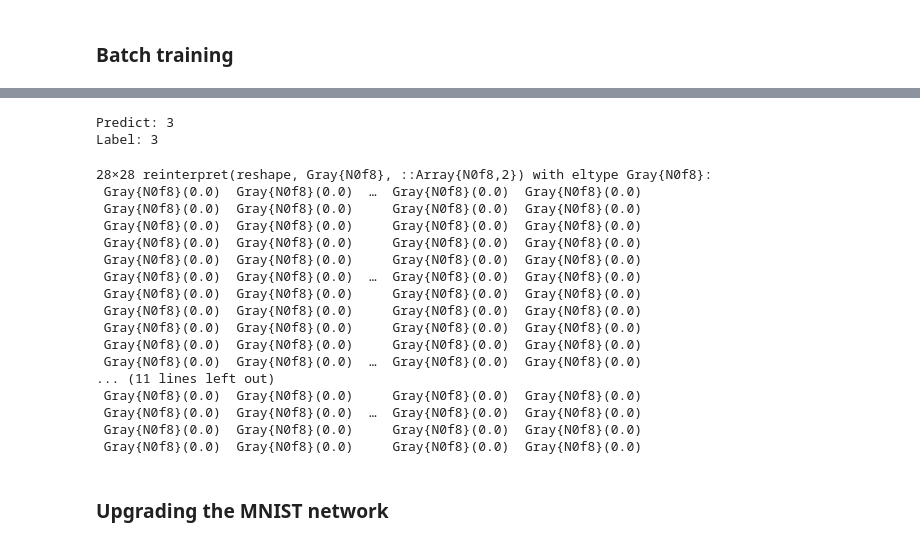
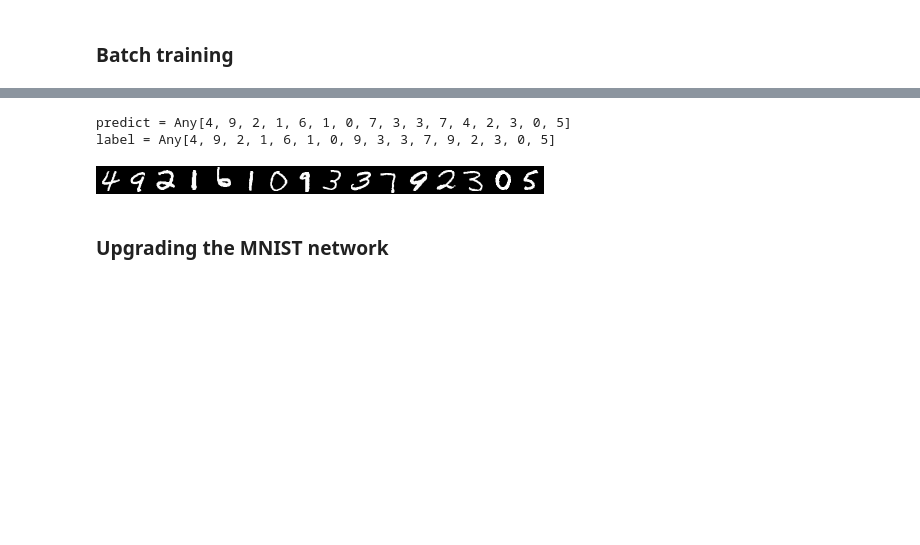
Before and after one commit to tudoanh/machine-learning, a Jupyter notebook: Learn ML.ipynb, the cells around one changed output, grey strips where cells are left out. Drawn from its saved outputs; the diff is of its cells as text; code cells hidden in the pictures; blank space fills up the shorter version.

```diff
--- a/Learn ML.ipynb
+++ b/Learn ML.ipynb
@@ -507,35 +487,30 @@ test_correct = 0.8194
 # %%
 function test_model(image)
     layer₀ = reshape(image, 1, 28*28)
     layer₁ = relu.(layer₀ * weights₀)
     layer₂ = layer₁ * weights₁
     argmax(layer₂)[2] - 1
 end
 
-n = 783
-println("Predict: $(test_model(test_x[:, :, n]))")
-println("Label: $(argmax(test_labels[:, n]) - 1)")
-MNIST.convert2image(MNIST.testtensor(n))
+n = rand(1:10000, 16)
+grid = [
+    MNIST.convert2image(test_x[:, :, i])
+    for i in n
+]
+predict, label = [], []
+
+for i in n
+    push!(predict, test_model(test_x[:, :, i]))
+    push!(label, onecold(test_labels[:, i]) - 1)
+end
+
+@show predict label
+
+mosaicview(grid; nrow=1)
 # %% [output]
-Predict: 3
-Label: 3
+predict = Any[4, 9, 2, 1, 6, 1, 0, 7, 3, 3, 7, 4, 2, 3, 0, 5]
+label = Any[4, 9, 2, 1, 6, 1, 0, 9, 3, 3, 7, 9, 2, 3, 0, 5]
-28×28 reinterpret(reshape, Gray{N0f8}, ::Array{N0f8,2}) with eltype Gray{N0f8}:
- Gray{N0f8}(0.0)  Gray{N0f8}(0.0)  …  Gray{N0f8}(0.0)  Gray{N0f8}(0.0)
- Gray{N0f8}(0.0)  Gray{N0f8}(0.0)     Gray{N0f8}(0.0)  Gray{N0f8}(0.0)
- Gray{N0f8}(0.0)  Gray{N0f8}(0.0)     Gray{N0f8}(0.0)  Gray{N0f8}(0.0)
- Gray{N0f8}(0.0)  Gray{N0f8}(0.0)     Gray{N0f8}(0.0)  Gray{N0f8}(0.0)
- Gray{N0f8}(0.0)  Gray{N0f8}(0.0)     Gray{N0f8}(0.0)  Gray{N0f8}(0.0)
- Gray{N0f8}(0.0)  Gray{N0f8}(0.0)  …  Gray{N0f8}(0.0)  Gray{N0f8}(0.0)
- Gray{N0f8}(0.0)  Gray{N0f8}(0.0)     Gray{N0f8}(0.0)  Gray{N0f8}(0.0)
- Gray{N0f8}(0.0)  Gray{N0f8}(0.0)     Gray{N0f8}(0.0)  Gray{N0f8}(0.0)
- Gray{N0f8}(0.0)  Gray{N0f8}(0.0)     Gray{N0f8}(0.0)  Gray{N0f8}(0.0)
- Gray{N0f8}(0.0)  Gray{N0f8}(0.0)     Gray{N0f8}(0.0)  Gray{N0f8}(0.0)
- Gray{N0f8}(0.0)  Gray{N0f8}(0.0)  …  Gray{N0f8}(0.0)  Gray{N0f8}(0.0)
-... (11 lines left out)
- Gray{N0f8}(0.0)  Gray{N0f8}(0.0)     Gray{N0f8}(0.0)  Gray{N0f8}(0.0)
- Gray{N0f8}(0.0)  Gray{N0f8}(0.0)  …  Gray{N0f8}(0.0)  Gray{N0f8}(0.0)
- Gray{N0f8}(0.0)  Gray{N0f8}(0.0)     Gray{N0f8}(0.0)  Gray{N0f8}(0.0)
- Gray{N0f8}(0.0)  Gray{N0f8}(0.0)     Gray{N0f8}(0.0)  Gray{N0f8}(0.0)
+[figure, added]
 # %% [markdown]
 ### Upgrading the MNIST network
 # %%
```
Also changed, not shown: parts of 14 cells of this notebook.
